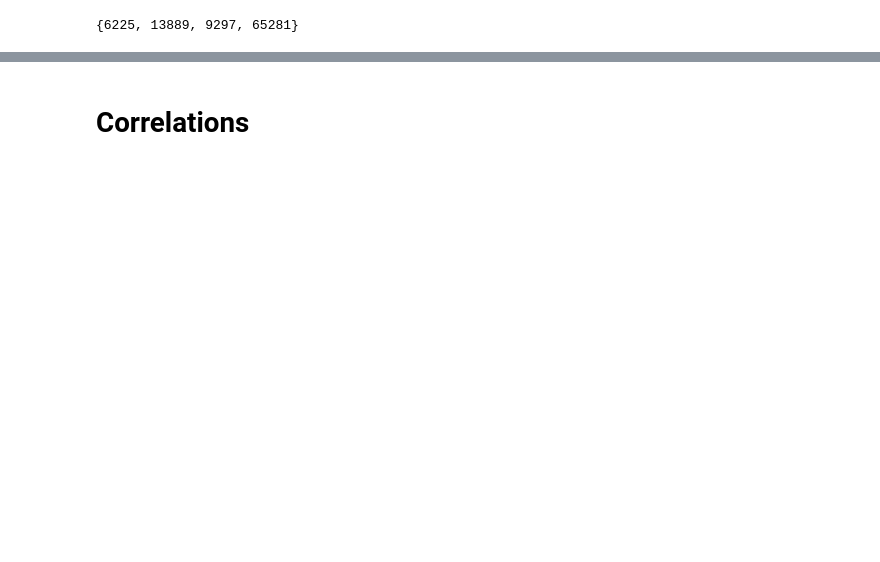
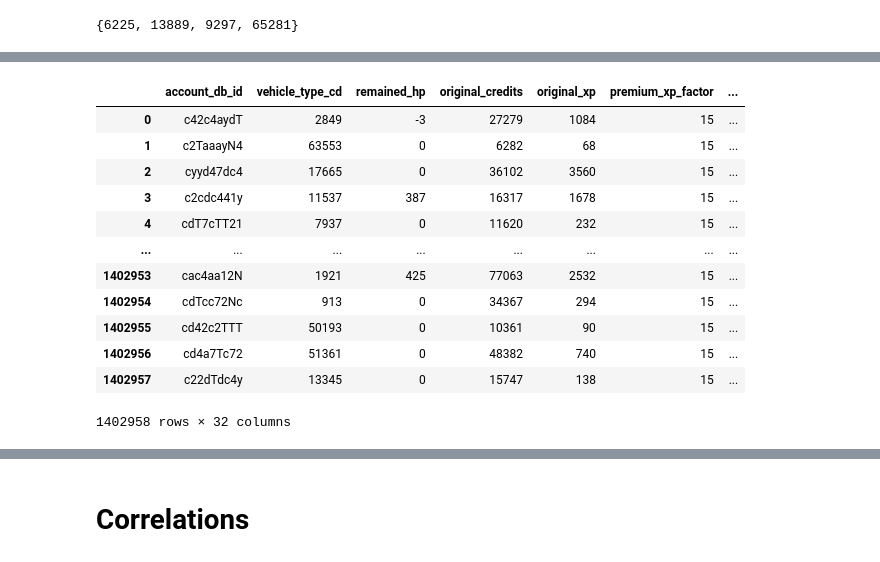
Before and after one commit to Egorka1/WG_Forge, a Jupyter notebook: WGProject.ipynb, the cells around one changed output, grey strips where cells are left out. Saved outputs shown, nothing was run; the diff lists cells and outputs as text; code cells hidden in the pictures; blank space fills up the shorter version.

```diff
--- a/WGProject.ipynb
+++ b/WGProject.ipynb
@@ -708,12 +261,0 @@ data['total_damage_dealt'] = data['damage_dealt'] + data['damage_assisted_radio'
-# %%
-target_features = ['shots', 'hits', 'he_hits', 'pierced', 'damage_dealt',
-                   'damage_assisted_track', 'damage_assisted_radio',
-                   'damage_assisted_stun', 'total_damage_dealt',
-                   'damage_received', 'shots_received',
-                   'pierced_received', 'spotted',
-                   'damaged', 'kills_made', 'mileage_meter',
-                   'damage_blocked_by_armor']
-
-for feature in target_features:
-    new_feature = feature + '_per_sec'
-    data[new_feature] = normalize_feature(data[feature], data['life_time_sec'])
@@ -781,0 +552,23 @@ joined_data.drop(['item_cd'], axis=1, inplace=True)
+# %%
+data.drop(columns=['dt', 'arena_id', 'shots', 'team_id', 'clan_db_id', 'prebattle_id', 'is_prebattle_creator',
+                   'life_time_sec', 'damage_dealt', 'damage_assisted_radio', 'damage_assisted_stun',
+                   'damage_assisted_track', 'hits', 'he_hits', 'pierced', 'damage_received', 'shots_received',
+                   'no_damage_shots_received', 'pierced_received', 'spotted', 'damaged',
+                   'kills_made', 'mileage_meter', 'battle_num', 'damage_blocked_by_armor',
+                   'total_damage_dealt', 'is_alive', 'winner_team_id', 'is_winner', 'is_plat'], inplace=True, axis=1)
+
+data
+# %% [output]
+|  | account_db_id | vehicle_type_cd | remained_hp | original_credits | original_xp | premium_xp_factor | ... |
+| 0 | c42c4aydT | 2849 | -3 | 27279 | 1084 | 15 | ... |
+| 1 | c2TaaayN4 | 63553 | 0 | 6282 | 68 | 15 | ... |
+| 2 | cyyd47dc4 | 17665 | 0 | 36102 | 3560 | 15 | ... |
+| 3 | c2cdc441y | 11537 | 387 | 16317 | 1678 | 15 | ... |
+| 4 | cdT7cTT21 | 7937 | 0 | 11620 | 232 | 15 | ... |
+| ... | ... | ... | ... | ... | ... | ... | ... |
+| 1402953 | cac4aa12N | 1921 | 425 | 77063 | 2532 | 15 | ... |
+| 1402954 | cdTcc72Nc | 913 | 0 | 34367 | 294 | 15 | ... |
+| 1402955 | cd42c2TTT | 50193 | 0 | 10361 | 90 | 15 | ... |
+| 1402956 | cd4a7Tc72 | 51361 | 0 | 48382 | 740 | 15 | ... |
+| 1402957 | c22dTdc4y | 13345 | 0 | 15747 | 138 | 15 | ... |
+1402958 rows × 32 columns
```
Also changed, not shown: parts of 115 cells of this notebook.
